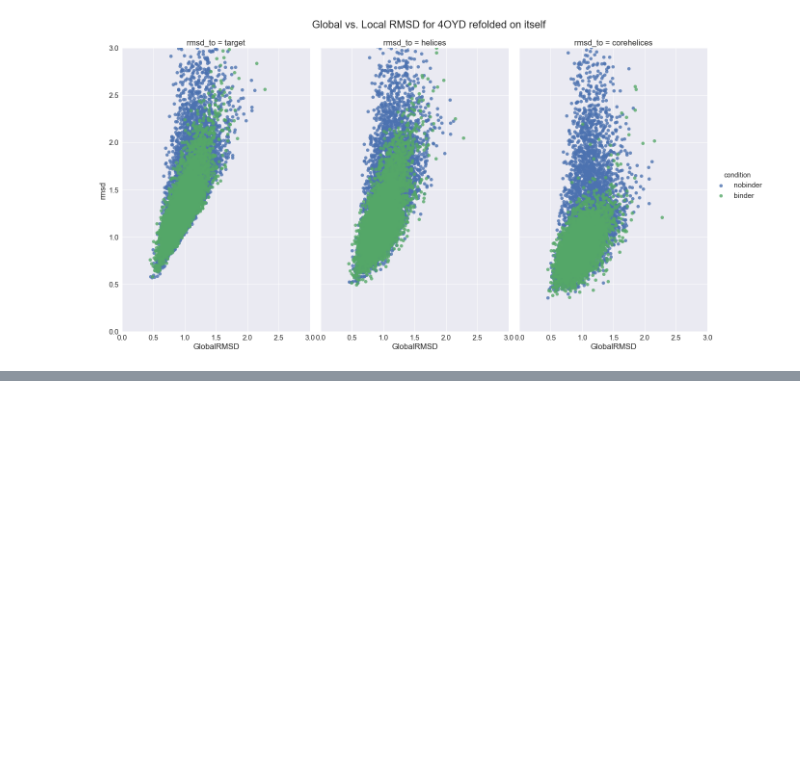
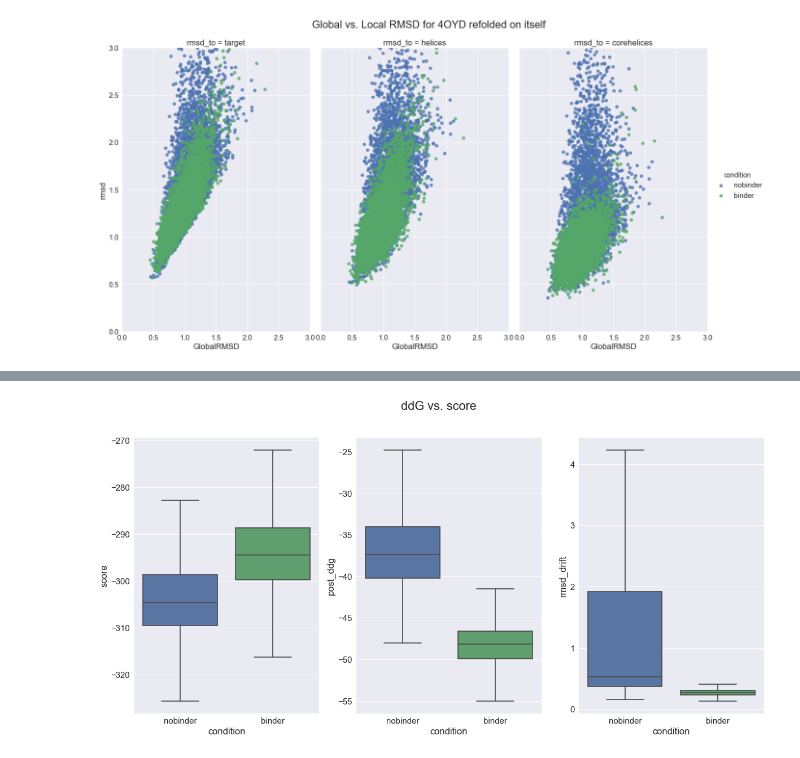
Before and after one commit to jaumebonet/FunFolDesTutorial, a Jupyter notebook: benchmark/scientific/bcl2/README.ipynb, the cells around one changed output, grey strips where cells are left out. Cells and saved outputs as stored; diff of their text form; code cells hidden in the pictures; blank space fills up the shorter version.

```diff
--- a/benchmark/scientific/bcl2/README.ipynb
+++ b/benchmark/scientific/bcl2/README.ipynb
@@ -174,0 +195,9 @@ sns.plt.show()
+# %%
+f, axes = plt.subplots(1, 3, figsize=(20, 9))
+sns.boxplot(x="condition", y="score", data=as4oydDF[0], showfliers=False, ax=axes[0])
+sns.boxplot(x="condition", y="post_ddg", data=as4oydDF[0], showfliers=False, ax=axes[1])
+sns.boxplot(x="condition", y="rmsd_drift", data=as4oydDF[0], showfliers=False, ax=axes[2])
+plt.suptitle('ddG vs. score')
+sns.plt.show()
+# %% [output]
+[figure, added]
```
Also changed, not shown: parts of 3 cells of this notebook, 5 other files.
